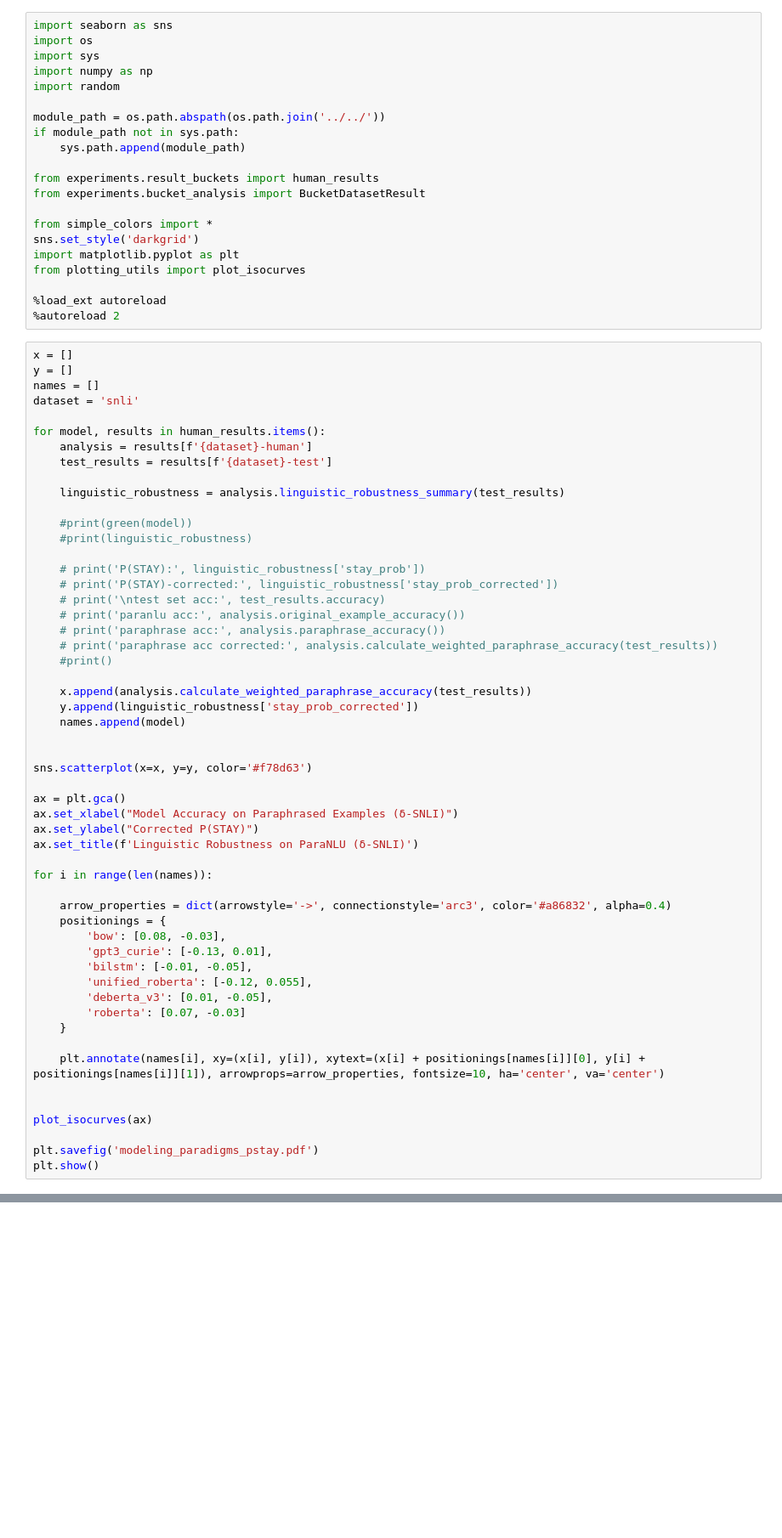
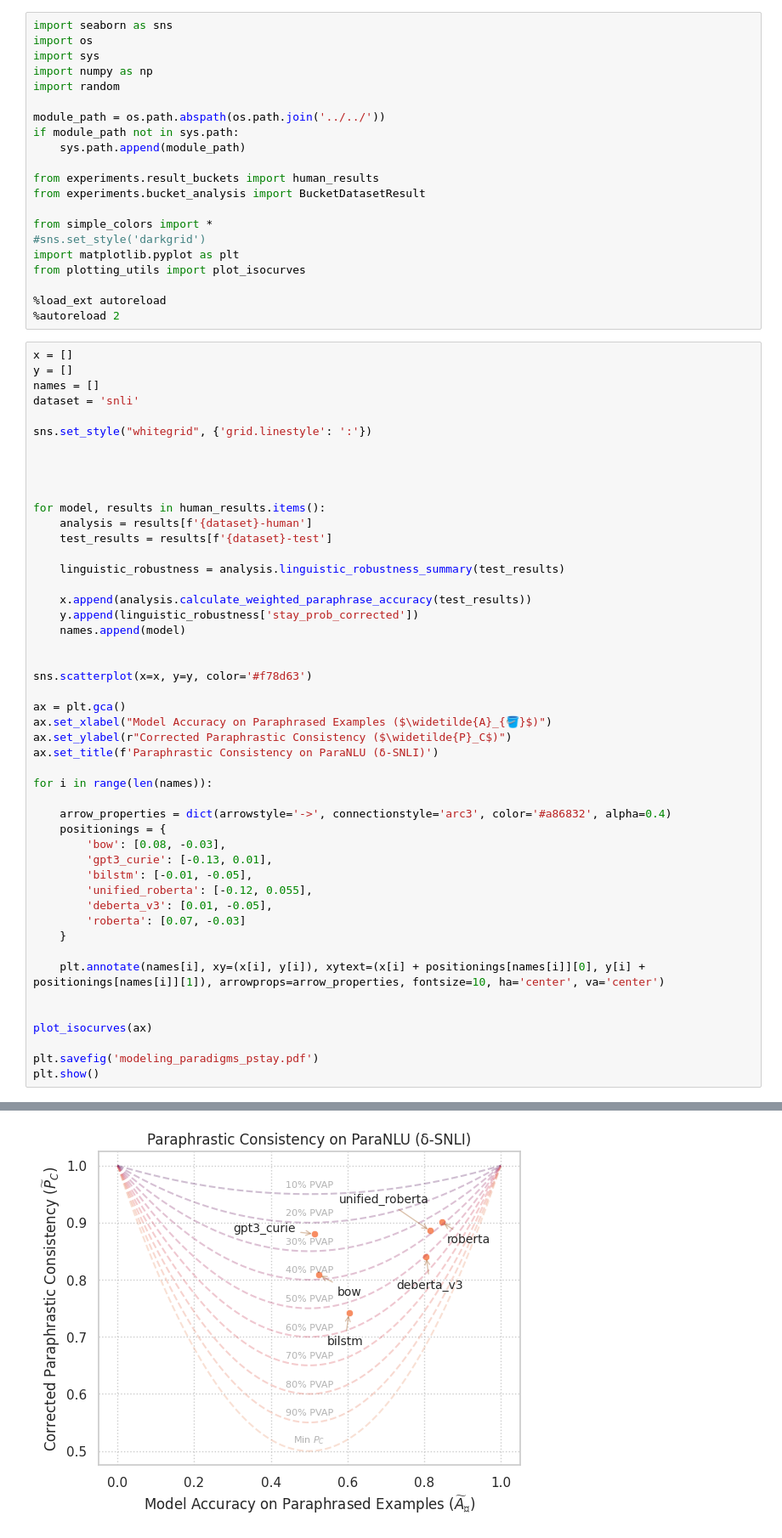
Before and after one commit to nehasrikn/paraphrase-nlu-internal, a Jupyter notebook: experiments/human_consistency/consistency_analysis.ipynb, the cells around one changed output, grey strips where cells are left out. Shown at 85% size. Saved outputs shown, nothing was run; the diff lists cells and outputs as text; blank space fills up the shorter version.

```diff
--- a/experiments/human_consistency/consistency_analysis.ipynb
+++ b/experiments/human_consistency/consistency_analysis.ipynb
@@ -13,7 +13,7 @@ from experiments.result_buckets import human_results
 from experiments.bucket_analysis import BucketDatasetResult
 
 from simple_colors import *
-sns.set_style('darkgrid')
+#sns.set_style('darkgrid')
 import matplotlib.pyplot as plt
 from plotting_utils import plot_isocurves
 
@@ -25,22 +25,16 @@ y = []
 names = []
 dataset = 'snli'
 
+sns.set_style("whitegrid", {'grid.linestyle': ':'})
+
+
+
+
 for model, results in human_results.items():
     analysis = results[f'{dataset}-human']
     test_results = results[f'{dataset}-test']
 
     linguistic_robustness = analysis.linguistic_robustness_summary(test_results)
-
-    #print(green(model))
-    #print(linguistic_robustness)
-
-    # print('P(STAY):', linguistic_robustness['stay_prob'])
-    # print('P(STAY)-corrected:', linguistic_robustness['stay_prob_corrected'])
-    # print('\ntest set acc:', test_results.accuracy)
-    # print('paranlu acc:', analysis.original_example_accuracy())
-    # print('paraphrase acc:', analysis.paraphrase_accuracy())
-    # print('paraphrase acc corrected:', analysis.calculate_weighted_paraphrase_accuracy(test_results))
-    #print()
 
     x.append(analysis.calculate_weighted_paraphrase_accuracy(test_results))
     y.append(linguistic_robustness['stay_prob_corrected'])
@@ -50,9 +44,9 @@ for model, results in human_results.items():
 sns.scatterplot(x=x, y=y, color='#f78d63')
 
 ax = plt.gca()
-ax.set_xlabel("Model Accuracy on Paraphrased Examples (δ-SNLI)")
-ax.set_ylabel("Corrected P(STAY)")
-ax.set_title(f'Linguistic Robustness on ParaNLU (δ-SNLI)')
+ax.set_xlabel("Model Accuracy on Paraphrased Examples ($\widetilde{A}_{🪣}$)")
+ax.set_ylabel(r"Corrected Paraphrastic Consistency ($\widetilde{P}_C$)")
+ax.set_title(f'Paraphrastic Consistency on ParaNLU (δ-SNLI)')
 
 for i in range(len(names)):
 
@@ -73,3 +67,4 @@ plot_isocurves(ax)
 
 plt.savefig('modeling_paradigms_pstay.pdf')
 plt.show()
+# %% [output]
@@ -76,3 +77,4 @@ plt.show()
+[figure, added]
 # %%
 ## section 5 table 3
 
```
Also changed, not shown: parts of 3 cells of this notebook, 9 other files.
